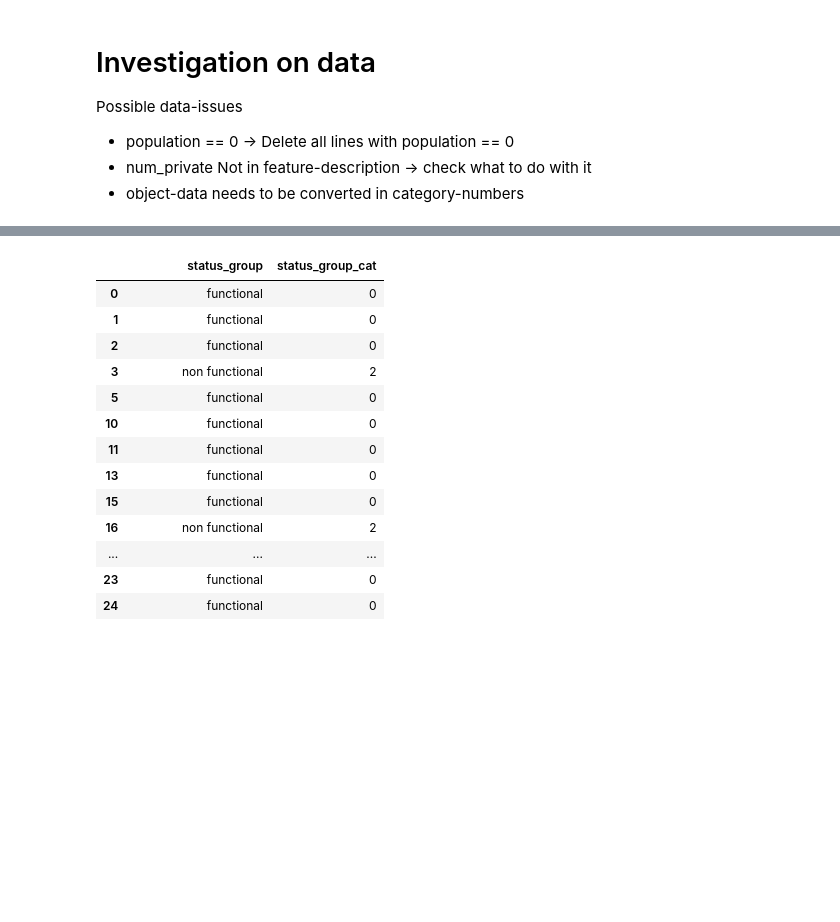
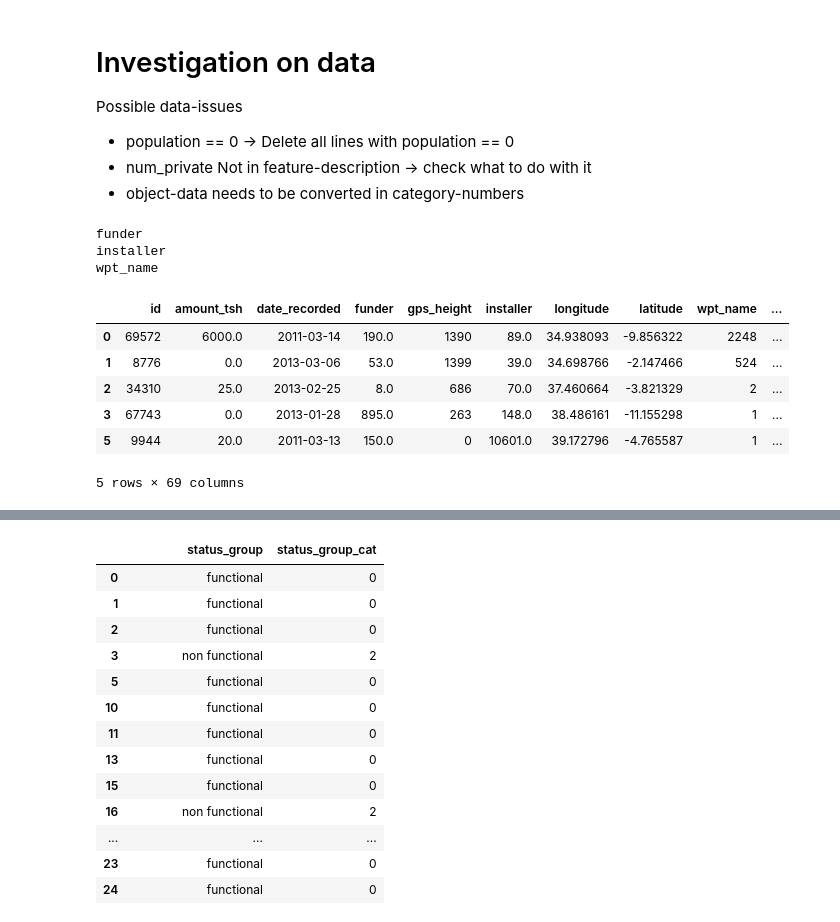
Before and after one commit to ggrotewold/PumpItUp, a Jupyter notebook: PumpItUp.ipynb, the cells around one changed output, grey strips where cells are left out. Drawn from its saved outputs; the diff is of its cells as text; code cells hidden in the pictures; blank space fills up the shorter version.

Commit message:
New function for exchanging names with Number of occurences

```diff
--- a/PumpItUp.ipynb
+++ b/PumpItUp.ipynb
@@ -13,6 +13,13 @@ import numpy as np
 trainingValues = pd.read_csv('4910797b-ee55-40a7-8668-10efd5c1b960.csv')
 trainingLabels = pd.read_csv('0bf8bc6e-30d0-4c50-956a-603fc693d966.csv')
 trainingData = pd.merge(trainingValues, trainingLabels, on= 'id')
+# %%
+def exchangeNameValuesWithOccurances(data : pd.DataFrame, columns : list):
+    for columnName in columns:
+        data = data.replace({columnName : data[columnName].value_counts().to_dict()})
+    return data
+
+trainingData = exchangeNameValuesWithOccurances(trainingData, ['funder','installer', 'wpt_name'])
 # %% [markdown]
 # Investigation on data
 Possible data-issues
@@ -22,17 +29,37 @@ Possible data-issues
 # %%
 # delete population == 0
 trainingData = trainingData[trainingData.population != 0]
+
+def exchangeNameValuesWithOccurances(data : pd.DataFrame, columns : list):
+    for columnName in columns:
+        data = data.replace({columnName : data[columnName].value_counts().to_dict()})
+    return data
+
+trainingData = exchangeNameValuesWithOccurances(trainingData, ['funder','installer', 'wpt_name'])
 
 
 def createCatColumnsWithCodes(data : pd.DataFrame):
     cat_columns = data.select_dtypes(['object']).columns
     if len(cat_columns) == 0:
         return data
     data[cat_columns] = data[cat_columns].astype('category')
     cat_data = data[cat_columns].apply(lambda x: x.cat.codes)
     data = data.join(cat_data, rsuffix='_cat')
 
     return data
 
 #change labels to category data
 trainingData = createCatColumnsWithCodes(trainingData)
+
+trainingData.head()
+# %% [output]
+funder
+installer
+wpt_name
+|  | id | amount_tsh | date_recorded | funder | gps_height | installer | longitude | latitude | wpt_name | ... |
+| 0 | 69572 | 6000.0 | 2011-03-14 | 190.0 | 1390 | 89.0 | 34.938093 | -9.856322 | 2248 | ... |
+| 1 | 8776 | 0.0 | 2013-03-06 | 53.0 | 1399 | 39.0 | 34.698766 | -2.147466 | 524 | ... |
+| 2 | 34310 | 25.0 | 2013-02-25 | 8.0 | 686 | 70.0 | 37.460664 | -3.821329 | 2 | ... |
+| 3 | 67743 | 0.0 | 2013-01-28 | 895.0 | 263 | 148.0 | 38.486161 | -11.155298 | 1 | ... |
+| 5 | 9944 | 20.0 | 2011-03-13 | 150.0 | 0 | 10601.0 | 39.172796 | -4.765587 | 1 | ... |
+5 rows × 69 columns
```
Also changed, not shown: parts of 2 cells of this notebook.
